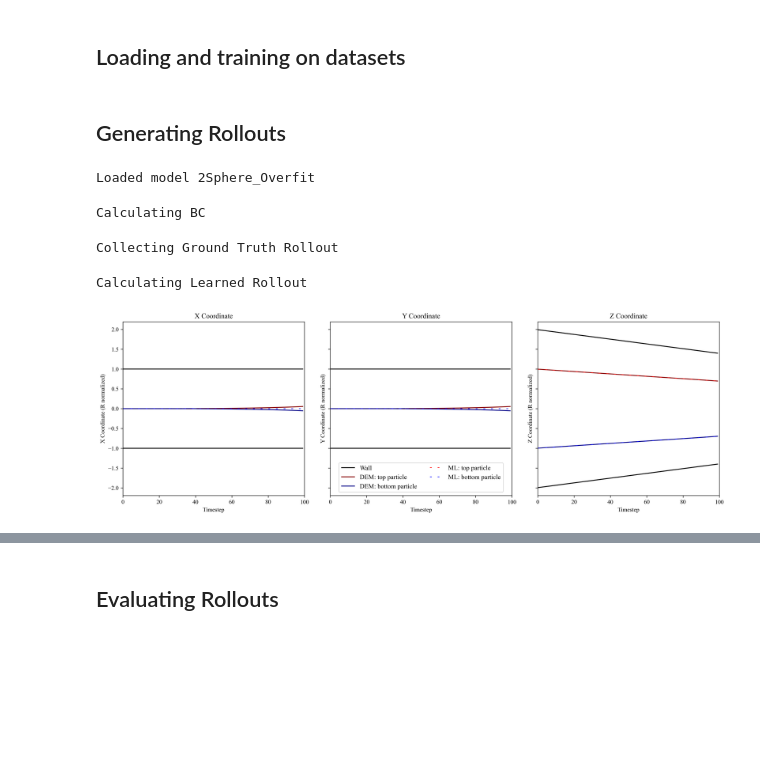
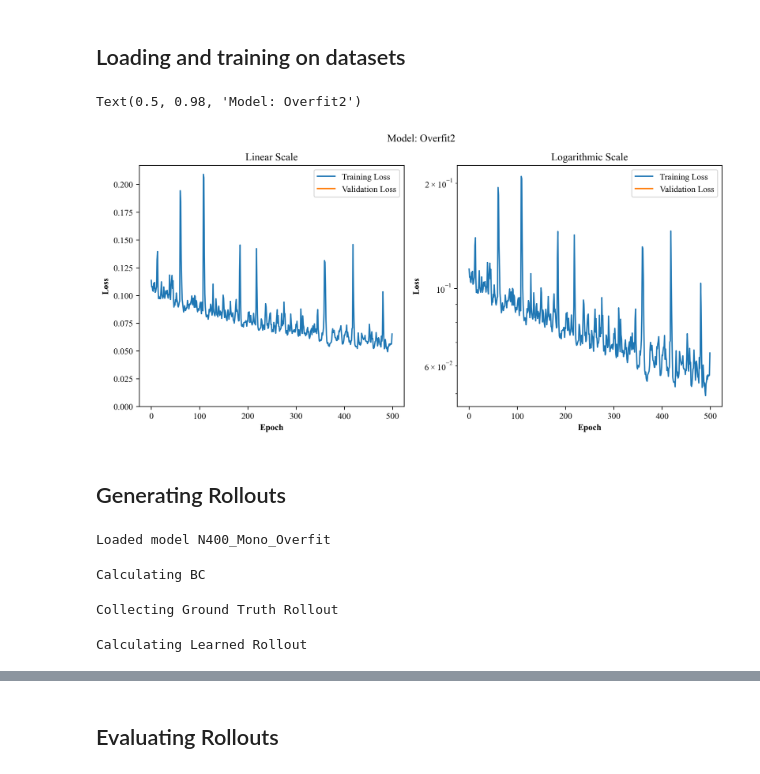
Before and after one commit to MaxGeraedts/DEM-GNN, a Jupyter notebook: Main.ipynb, the cells around one changed output, grey strips where cells are left out. Drawn from its saved outputs; the diff is of its cells as text; code cells hidden in the pictures; blank space fills up the shorter version.

```diff
--- a/Main.ipynb
+++ b/Main.ipynb
@@ -46,12 +46,15 @@ exp_settings = GetExperimentSettings('2Sphere','2Sphere',push=True)
 metric_dict = EvaluateExperiment(exp_settings,save_name='2Sphere')
 # %%
 from Plotting import PlotTrainingLoss
-dataset_name = '2Sphere'
-#dataset_name = 'N400_Mono'
-model_ident = 'Overfit'
+#dataset_name = '2Sphere'
+dataset_name = 'N400_Mono'
+model_ident = 'Overfit2'
 fig,axs = PlotTrainingLoss(dataset_name,model_ident,push=False)
 
 fig.suptitle(f"Model: {model_ident}")
+# %% [output]
+Text(0.5, 0.98, 'Model: Overfit2')
+[figure, added]
 # %% [markdown]
 ## Generating Rollouts
 # %%
@@ -61,25 +64,32 @@ from Encoding import SaveRolloutAsJSON
 from Evaluation import ParticlesOutsideBoundary
 from HeteroML import GetHeteroModel,LearnedSimulatorHetero, CartesianHetero,DistanceHetero, NormalizeHeteroData
 
-dataset_name="2Sphere"
+dataset_name="N400_Mono"
+model_ident = "Allout"
 model_ident = "Overfit"
+hetero = True
 
-#model = GetModel(dataset_name,model_ident)[0]
-model = GetHeteroModel(dataset_name,model_ident)[0]
-model.bundle_size = 1
 AggregatedArgs = MaskTestData(dataset_name,"train")
+
+if hetero == False:
+    model = GetModel(dataset_name,model_ident)[0]
+    scale_name = f"{dataset_name}_bund{model.bundle_size}"
+    transform = T.Compose([T.Cartesian(False),T.Distance(norm=False,cat=True),NormalizeData(dataset_name,scale_name)])
+    Simulation = LearnedSimulator(model,scale_function=Rescale(dataset_name,scale_name),transform=transform)
+else:
+    model = GetHeteroModel(dataset_name,model_ident)[0]
+    model.bundle_size = 1
+    scale_name = f"{dataset_name}_Hetero"
+    transform = T.Compose([T.ToUndirected(),CartesianHetero(False),DistanceHetero(),NormalizeHeteroData(dataset_name,scale_name,edge_only=False)])
+    Simulation = LearnedSimulatorHetero(model, scale_function = Rescale(dataset_name,scale_name),transform = transform,device='cuda')
 # %% [output]
-Loaded model 2Sphere_Overfit
+Loaded model N400_Mono_Overfit
 # %%
-scale_name = f"{dataset_name}_Hetero"
-#transform = T.Compose([T.Cartesian(False),T.Distance(norm=False,cat=True),NormalizeData(dataset_name,scale_name)])
-transform = T.Compose([T.ToUndirected(),CartesianHetero(False),DistanceHetero(),NormalizeHeteroData(dataset_name,scale_name,edge_only=False)])
-Simulation = LearnedSimulatorHetero(model, scale_function = Rescale(dataset_name,scale_name),transform = transform,device='cuda')
-
+plot = False
 if dataset_name == '2Sphere': plot=True
 
 if plot==True: fig, axs = plt.subplots(1,3,sharey=True,figsize=(15,5))
-for sample_idx in range(1):
+for sample_idx in [0]:
     Simulation.Rollout(*AggregatedArgs,sample_idx,show_tqdm=True)
     if plot==True: PlotXYZ(Simulation,t_max=100, normalize=True,axs=axs)
 
@@ -92,4 +102,3 @@ if plot==True:
 Calculating BC
 Collecting Ground Truth Rollout
 Calculating Learned Rollout
-[figure, removed]
```
Also changed, not shown: parts of 2 cells of this notebook, 4 other files.
